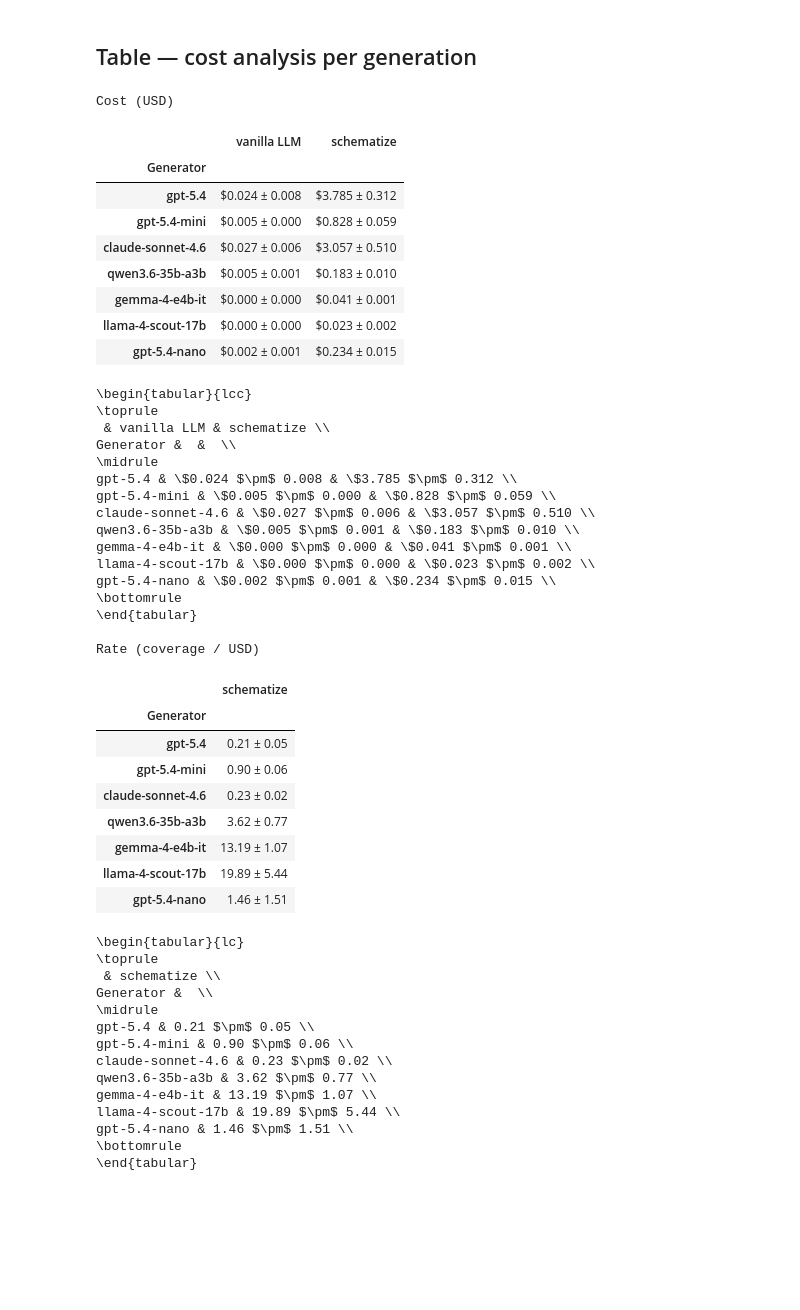
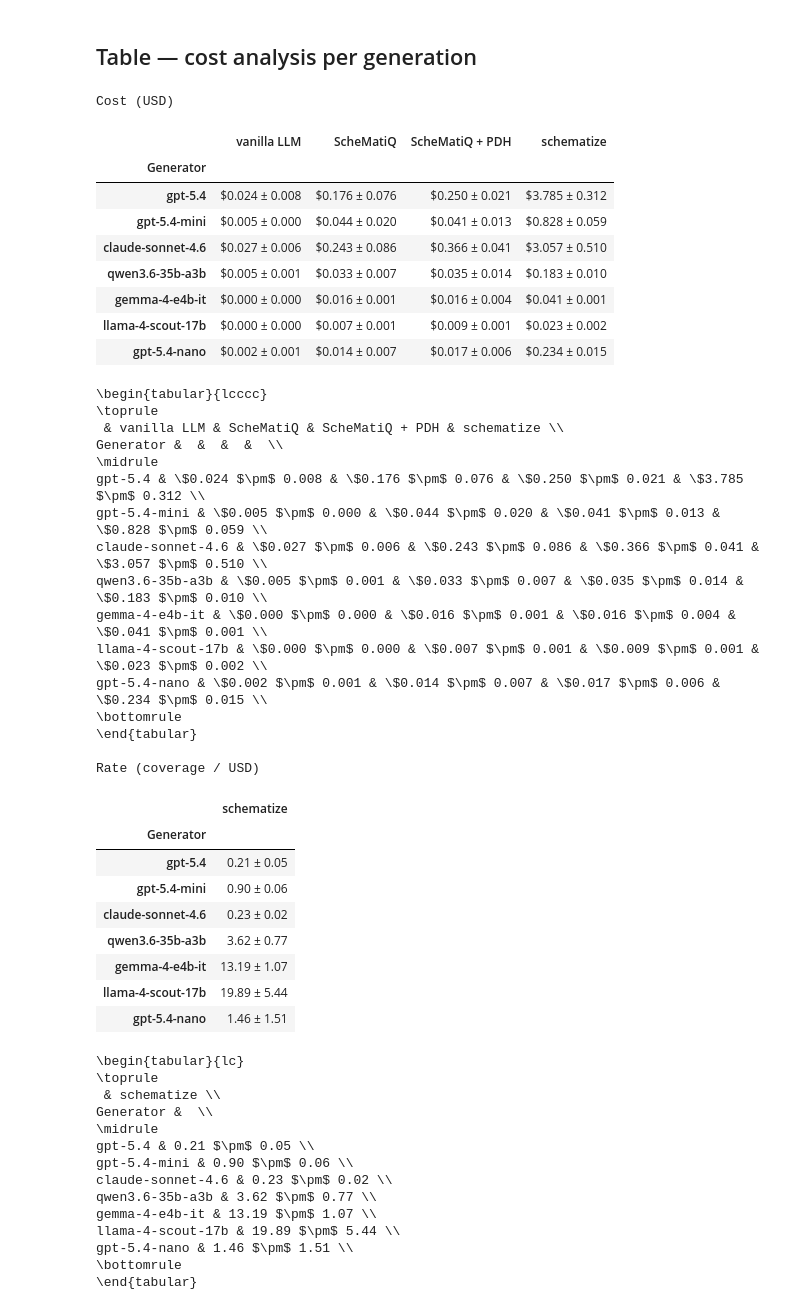
Before and after one commit to pwr-ai/schematize, a Jupyter notebook: notebooks/single_run_analysis.ipynb, the cells around one changed output. Saved outputs shown, nothing was run; the diff lists cells and outputs as text; code cells hidden in the pictures; blank space fills up the shorter version.

```diff
--- a/notebooks/single_run_analysis.ipynb
+++ b/notebooks/single_run_analysis.ipynb
@@ -37,9 +37,11 @@ def latex_escape(s):
 METHOD_NAMES = {
     "baseline_no_pd": "vanilla LLM",
     "baseline": "vanilla LLM + PDH",
+    "schematiq": "ScheMatiQ",
+    "schematiq_pdh": "ScheMatiQ + PDH",
     "schematize": "schematize",
 }
-METHOD_ORDER = ["baseline_no_pd", "baseline", "schematize"]
+METHOD_ORDER = ["baseline_no_pd", "baseline", "schematiq", "schematiq_pdh", "schematize"]
 
 CASE_NAMES = {
     "pl_age": "Age",
@@ -403,6 +427,7 @@ COST_DIRS = {
     "schematize":     ROOT / "outputs" / "generated_schemas",
     "baseline_no_pd": ROOT / "outputs" / "baseline_no_pd",
 }
+SCHEMATIQ_GEN_DIR = ROOT / "outputs" / "schematiq"
 
 PRICING = {
     "gpt-5.4":           (2.50,  0.250, 15.00),
@@ -414,28 +439,43 @@ PRICING = {
     "gemma-4-e4b-it":    (0.20,  0.20,   0.10),
 }
 
+
+def state_cost(state, generator):
+    usage     = state.get("token_usage", [])
+    in_tok    = sum(u["input_tokens"]  for u in usage)
+    out_tok   = sum(u["output_tokens"] for u in usage)
+    cache_tok = sum(u.get("input_token_details", {}).get("cache_read", 0) for u in usage)
+    price     = PRICING.get(generator)
+    if not (price and usage):
+        return None
+    p_in, p_cache, p_out = price
+    return ((in_tok - cache_tok) * p_in + cache_tok * p_cache + out_tok * p_out) / 1e6
+
+
 cost_records = []
 for method, base_dir in COST_DIRS.items():
     for p in sorted(base_dir.glob("*/*/state.json")):
         generator = p.parent.parent.name
         dataset   = p.parent.name
         state     = json.loads(p.read_text())
-        usage     = state.get("token_usage", [])
-        in_tok    = sum(u["input_tokens"]  for u in usage)
-        out_tok   = sum(u["output_tokens"] for u in usage)
-        cache_tok = sum(u.get("input_token_details", {}).get("cache_read", 0) for u in usage)
-        price     = PRICING.get(generator)
-        if price and usage:
-            p_in, p_cache, p_out = price
-            cost = ((in_tok - cache_tok) * p_in + cache_tok * p_cache + out_tok * p_out) / 1e6
-        else:
-            cost = None
         cost_records.append({
             "method":    method,
             "generator": generator,
             "dataset":   dataset,
-            "cost_usd":  cost,
+            "cost_usd":  state_cost(state, generator),
         })
+
+for p in sorted(SCHEMATIQ_GEN_DIR.glob("*/*/state.json")):
+    dataset = p.parent.name
+    m = SCHEMATIQ_RUN_RE.match(p.parent.parent.name)
+    generator, method = m["generator"], SCHEMATIQ_METHOD[m["dialogue"]]
+    state = json.loads(p.read_text())
+    cost_records.append({
+        "method":    method,
+        "generator": generator,
+        "dataset":   dataset,
+        "cost_usd":  state_cost(state, generator),
+    })
 
 cost_df = pd.DataFrame(cost_records)
 
@@ -451,54 +491,54 @@ rate_df = (
 def pivot_stats_table(data, value_col, fmt):
     mean = data.pivot_table(index="generator", columns="method", values=value_col, aggfunc="mean")
     std  = data.pivot_table(index="generator", columns="method", values=value_col, aggfunc="std")
     method_cols = [m for m in METHOD_ORDER if m in mean.columns]
     order = [g for g in generator_order if g in mean.index]
     mean, std = mean.loc[order, method_cols], std.loc[order, method_cols]
     table = pd.DataFrame(
         {c: [fmt(m, s) for m, s in zip(mean[c], std[c])] for c in mean.columns},
         index=mean.index,
     )
     table.columns = [METHOD_NAMES[m] for m in method_cols]
     return table.rename_axis("Generator")
 
 
 cost_table = pivot_stats_table(
     cost_df, "cost_usd", lambda m, s: f"${m:.3f} ± {s:.3f}" if pd.notna(m) else "-"
 )
 rate_table = pivot_stats_table(
     rate_df, "rate", lambda m, s: f"{m:.2f} ± {s:.2f}" if pd.notna(m) else "-"
 )
 
 print("Cost (USD)")
 display(cost_table)
 print(cost_table.map(latex_escape).to_latex(column_format="l" + "c" * len(cost_table.columns)))
 
 print("Rate (coverage / USD)")
 display(rate_table)
 print(rate_table.map(latex_escape).to_latex(column_format="l" + "c" * len(rate_table.columns)))
 # %% [output]
 Cost (USD)
-|  | vanilla LLM | schematize |
-| Generator |  |  |
-| gpt-5.4 | $0.024 ± 0.008 | $3.785 ± 0.312 |
-| gpt-5.4-mini | $0.005 ± 0.000 | $0.828 ± 0.059 |
-| claude-sonnet-4.6 | $0.027 ± 0.006 | $3.057 ± 0.510 |
-| qwen3.6-35b-a3b | $0.005 ± 0.001 | $0.183 ± 0.010 |
-| gemma-4-e4b-it | $0.000 ± 0.000 | $0.041 ± 0.001 |
-| llama-4-scout-17b | $0.000 ± 0.000 | $0.023 ± 0.002 |
-| gpt-5.4-nano | $0.002 ± 0.001 | $0.234 ± 0.015 |
+|  | vanilla LLM | ScheMatiQ | ScheMatiQ + PDH | schematize |
+| Generator |  |  |  |  |
+| gpt-5.4 | $0.024 ± 0.008 | $0.176 ± 0.076 | $0.250 ± 0.021 | $3.785 ± 0.312 |
+| gpt-5.4-mini | $0.005 ± 0.000 | $0.044 ± 0.020 | $0.041 ± 0.013 | $0.828 ± 0.059 |
+| claude-sonnet-4.6 | $0.027 ± 0.006 | $0.243 ± 0.086 | $0.366 ± 0.041 | $3.057 ± 0.510 |
+| qwen3.6-35b-a3b | $0.005 ± 0.001 | $0.033 ± 0.007 | $0.035 ± 0.014 | $0.183 ± 0.010 |
+| gemma-4-e4b-it | $0.000 ± 0.000 | $0.016 ± 0.001 | $0.016 ± 0.004 | $0.041 ± 0.001 |
+| llama-4-scout-17b | $0.000 ± 0.000 | $0.007 ± 0.001 | $0.009 ± 0.001 | $0.023 ± 0.002 |
+| gpt-5.4-nano | $0.002 ± 0.001 | $0.014 ± 0.007 | $0.017 ± 0.006 | $0.234 ± 0.015 |
-\begin{tabular}{lcc}
+\begin{tabular}{lcccc}
 \toprule
- & vanilla LLM & schematize \\
-Generator &  &  \\
+ & vanilla LLM & ScheMatiQ & ScheMatiQ + PDH & schematize \\
+Generator &  &  &  &  \\
 \midrule
-gpt-5.4 & \$0.024 $\pm$ 0.008 & \$3.785 $\pm$ 0.312 \\
-gpt-5.4-mini & \$0.005 $\pm$ 0.000 & \$0.828 $\pm$ 0.059 \\
-claude-sonnet-4.6 & \$0.027 $\pm$ 0.006 & \$3.057 $\pm$ 0.510 \\
-qwen3.6-35b-a3b & \$0.005 $\pm$ 0.001 & \$0.183 $\pm$ 0.010 \\
-gemma-4-e4b-it & \$0.000 $\pm$ 0.000 & \$0.041 $\pm$ 0.001 \\
-llama-4-scout-17b & \$0.000 $\pm$ 0.000 & \$0.023 $\pm$ 0.002 \\
-gpt-5.4-nano & \$0.002 $\pm$ 0.001 & \$0.234 $\pm$ 0.015 \\
+gpt-5.4 & \$0.024 $\pm$ 0.008 & \$0.176 $\pm$ 0.076 & \$0.250 $\pm$ 0.021 & \$3.785 $\pm$ 0.312 \\
+gpt-5.4-mini & \$0.005 $\pm$ 0.000 & \$0.044 $\pm$ 0.020 & \$0.041 $\pm$ 0.013 & \$0.828 $\pm$ 0.059 \\
+claude-sonnet-4.6 & \$0.027 $\pm$ 0.006 & \$0.243 $\pm$ 0.086 & \$0.366 $\pm$ 0.041 & \$3.057 $\pm$ 0.510 \\
+qwen3.6-35b-a3b & \$0.005 $\pm$ 0.001 & \$0.033 $\pm$ 0.007 & \$0.035 $\pm$ 0.014 & \$0.183 $\pm$ 0.010 \\
+gemma-4-e4b-it & \$0.000 $\pm$ 0.000 & \$0.016 $\pm$ 0.001 & \$0.016 $\pm$ 0.004 & \$0.041 $\pm$ 0.001 \\
+llama-4-scout-17b & \$0.000 $\pm$ 0.000 & \$0.007 $\pm$ 0.001 & \$0.009 $\pm$ 0.001 & \$0.023 $\pm$ 0.002 \\
+gpt-5.4-nano & \$0.002 $\pm$ 0.001 & \$0.014 $\pm$ 0.007 & \$0.017 $\pm$ 0.006 & \$0.234 $\pm$ 0.015 \\
 \bottomrule
 \end{tabular}
 
```
Also changed, not shown: parts of 4 cells of this notebook, 6 other files.
